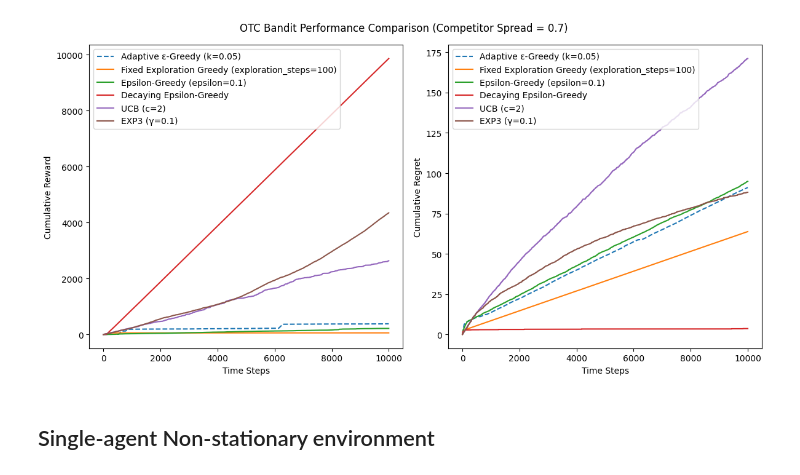
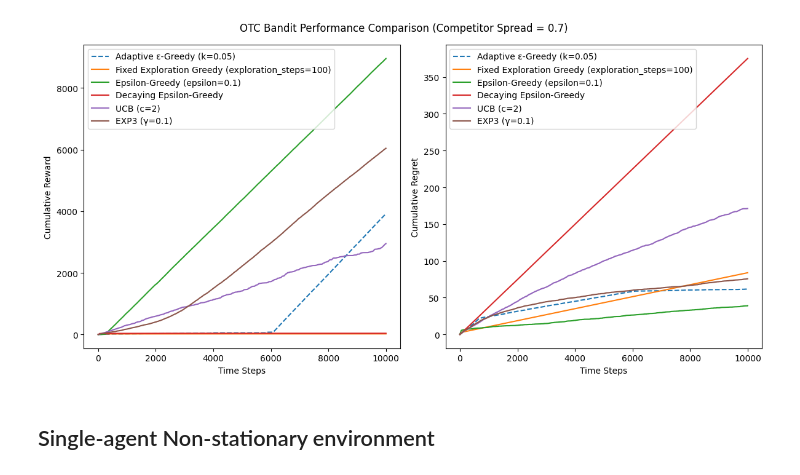
Before and after one commit to jessie-1001/RS-PROJECT, a Jupyter notebook: New_Algorithm_in_OTC.ipynb, the cells around one changed output. Cells and saved outputs as stored; diff of their text form; code cells hidden in the pictures.

```diff
--- a/New_Algorithm_in_OTC.ipynb
+++ b/New_Algorithm_in_OTC.ipynb
@@ -20,24 +20,30 @@ class OTCEnvironment:
     - competitor_spread: Fixed spread used by market competitor
     - alpha: Market competitiveness parameter (higher = more competitive)
     """
-    def __init__(self, spreads, A=140, k=1.5, dt=0.005):
+    def __init__(self, spreads, competitor_spread, alpha=0.3):
         self.spreads = np.array(spreads)
-        self.A = A
-        self.k = k
-        self.dt = dt
+        self.competitor_spread = competitor_spread
+        self.alpha = alpha # Controls steepness of execution probability curve
 
-    def get_execution_prob(self, delta):
-        """Calculate execution probability as λ(δ) * dt"""
-        lambda_delta = self.A * np.exp(-self.k * delta)
-        prob = lambda_delta * self.dt
-        return min(prob, 1.0)  # Ensure probability ≤ 1
+    def get_execution_prob(self, s):
+        """
+        Calculate execution probability for a given spread using logistic function
+        - Lower spreads (< competitor) have exponentially decreasing advantage
+        - Higher spreads (>= competitor) have reduced execution probability
+        """
+        if s < self.competitor_spread:
+            # Favorable spread: probability decreases with distance from competitor
+            return 1 / (1 + np.exp(self.alpha * (self.competitor_spread - s)))
+        else:
+            # Unfavorable spread: additional penalty for being worse than competitor
+            return 1 / (1 + np.exp(self.alpha * (s - self.competitor_spread + 0.1)))
 
     def pull_arm(self, arm):
-        """Returns δ if executed, 0 otherwise"""
-        delta = self.spreads[arm]
-        prob = self.get_execution_prob(delta)
+        """Simulate arm pull with probabilistic reward (spread * execution probability)"""
+        s = self.spreads[arm]
+        prob = self.get_execution_prob(s)
         win = np.random.binomial(1, prob)
-        return win * delta
+        return win * s
 
 # ==========================
 # New Adaptive Epsilon-Greedy
@@ -234,10 +240,11 @@ spreads = [0.1, 0.3, 0.5, 0.7, 0.9] # Available spreads
 num_arms = len(spreads) # Number of arms
 competitor_spread = 0.7 # Competitor's fixed spread
 alpha = 0.4 # High alpha means high competitiveness (steep execution prob curve)
-A = 140       # From literature's numerical setup
-k = 1.5       # From literature's numerical setup
-dt = 0.005    # From literature's time step
-env = OTCEnvironment(spreads, A=A, k=k, dt=dt)
+env = OTCEnvironment( # Define environment
+    spreads,
+    competitor_spread=competitor_spread,
+    alpha=alpha
+)
 num_steps = 10000  # Simulation length
 
 # ==========================
@@ -303,34 +310,34 @@ plt.plot(epsilon_greedy_reward, label=f'Epsilon-Greedy (epsilon={epsilon})')
 plt.plot(decaying_epsilon_greedy_reward, label='Decaying Epsilon-Greedy')
 plt.plot(ucb_reward, label=f'UCB (c={c})')
 plt.plot(exp3_reward, label=f'EXP3 (γ={gamma})')
 plt.xlabel("Time Steps")
 plt.ylabel("Cumulative Reward")
 plt.legend()
 
 
 # Regret Plot
 plt.subplot(1, 2, 2)
 '''
 # Plot AEG variants
 
 for k, _, regret in aeg_results:
     plt.plot(regret, label=f'Adaptive ε-Greedy (k={k:.2f})', alpha=0.7, linestyle='--')
 '''
 plt.plot(adaptive_epsilon_greedy_regret, label=f'Adaptive ε-Greedy (k={k})', linestyle='--')
 plt.plot(fixed_exploration_greedy_regret, label=f'Fixed Exploration Greedy (exploration_steps={exploration_steps})')
 plt.plot(epsilon_greedy_regret, label=f'Epsilon-Greedy (epsilon={epsilon})')
 plt.plot(decaying_epsilon_greedy_regret, label='Decaying Epsilon-Greedy')
 plt.plot(ucb_regret, label=f'UCB (c={c})')
 plt.plot(exp3_regret, label=f'EXP3 (γ={gamma})')
 plt.xlabel("Time Steps")
 plt.ylabel("Cumulative Regret")
 plt.legend()
 
 plt.suptitle(f"OTC Bandit Performance Comparison (Competitor Spread = {competitor_spread})")
 plt.tight_layout()
 plt.show()
 # %% [output]
-[figure, old version]
+[figure, new version]
 # %% [markdown]
 ## Single-agent Non-stationary environment
 # %%
```
Also changed, not shown: parts of 1 cell of this notebook, 1 other file.
